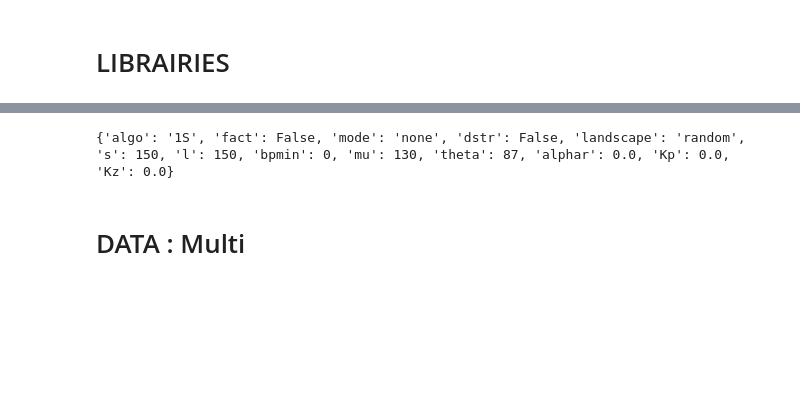
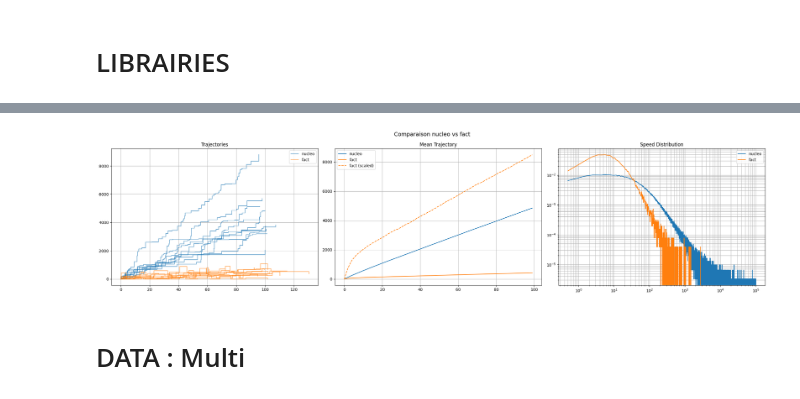
Before and after one commit to npelletbossot/Workspace, a Jupyter notebook: notebooks/work/fact.ipynb, the cells around one changed output, grey strips where cells are left out. Drawn from its saved outputs; the diff is of its cells as text; code cells hidden in the pictures; blank space fills up the shorter version.

```diff
--- a/notebooks/work/fact.ipynb
+++ b/notebooks/work/fact.ipynb
@@ -177,7 +216,58 @@ shape: (1, 93)
-# %%
-print(df_test[["algo", "fact", "mode", "dstr", "landscape", "s", "l", "bpmin", "mu", "theta", "alphar", "Kp", "Kz"]].row(0, named=True))
-# %% [output]
-{'algo': '1S', 'fact': False, 'mode': 'none', 'dstr': False, 'landscape': 'random', 's': 150, 'l': 150, 'bpmin': 0, 'mu': 130, 'theta': 87, 'alphar': 0.0, 'Kp': 0.0, 'Kz': 0.0}
+# %%
+def plot_df_main_info(dfs: list[tuple[pl.DataFrame, str]], title: str = "") -> None:
+    fig, (ax1, ax2, ax3) = plt.subplots(ncols=3, nrows=1, figsize=(24, 6))
+    if title:
+        fig.suptitle(title, fontsize=14)
+
+    colors = plt.rcParams["axes.prop_cycle"].by_key()["color"]
+
+    for idx, (df, label) in enumerate(dfs):
+        color = colors[idx % len(colors)]
+
+        # --- Trajectories ---
+        x1 = df["t_matrix"][0].to_numpy()
+        y1 = df["x_matrix"][0].to_numpy()
+        for i in range(10):
+            ax1.plot(x1[i], y1[i], drawstyle="steps-mid", color=color,
+                     alpha=0.6, label=label if i == 0 else None)
+
+        # --- Mean Trajectory ---
+        x2 = df["times"][0].to_numpy()
+        y2 = df["results_mean"][0].to_numpy()
+        ax2.plot(x2, y2, color=color, label=label)
+        if "fact" in label:
+            alphac = df["alphac"][0]
+            rrest = df["rrest"][0]
+            rcapt = df["rcapt"][0]
+            ax2.plot(x2, y2 * (1/rrest + 1/rcapt) * (1 / alphac), color=color,
+                     linestyle="--", label=f"{label} (scaled)")
+
+        # --- Speed Distribution ---
+        x3 = df["vi_points"][0].to_numpy()
+        y3 = df["vi_distrib"][0].to_numpy()
+        ax3.loglog(x3, y3, color=color, label=label)
+
+    ax1.set_title("Trajectories")
+    ax1.legend()
+    ax1.grid(True, which="both")
+
+    ax2.set_title("Mean Trajectory")
+    ax2.legend()
+    ax2.grid(True, which="both")
+
+    ax3.set_title("Speed Distribution")
+    ax3.legend()
+    ax3.grid(True, which="both")
+
+    plt.tight_layout()
+    plt.show()
+
+plot_df_main_info(
+    dfs=[(df_single_nucleo, "nucleo"), (df_single_fact, "fact")],
+    title="Comparaison nucleo vs fact"
+)
+# %% [output]
+[figure, added]
 # %% [markdown]
 # DATA : Multi
 # %%
```
Also changed, not shown: parts of 16 cells of this notebook.
